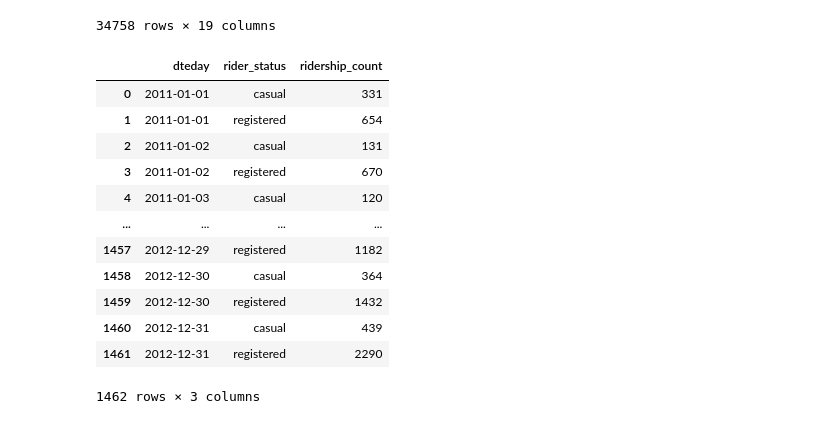
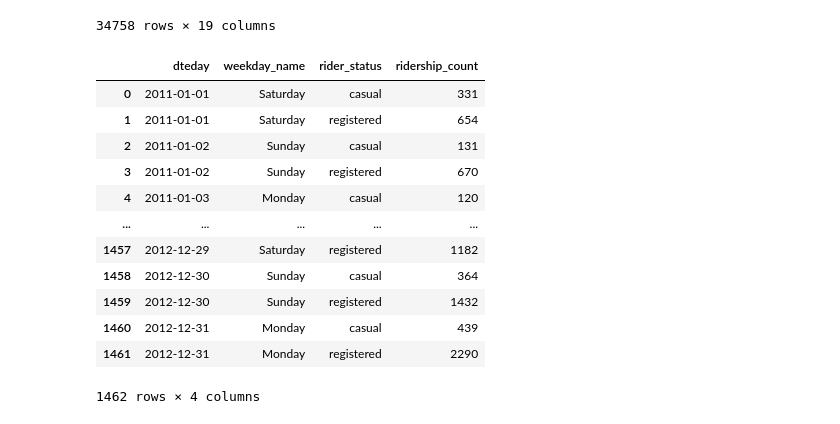
Before and after one commit to sjsu-cs133-s26/team8-capitalbikeshare-ridership, a Jupyter notebook: notebooks/hour.ipynb, the cells around one changed output. Cells and saved outputs as stored; diff of their text form; code cells hidden in the pictures.

```diff
--- a/notebooks/hour.ipynb
+++ b/notebooks/hour.ipynb
@@ -350,22 +361,22 @@ melted_hour
 34758 rows × 19 columns
 # %%
 # Ridership by registered status DataFrame
-melted_day = melted_hour.groupby(['dteday', 'rider_status'])['ridership_count'].sum().reset_index()
+melted_day = melted_hour.groupby(['dteday', 'weekday_name', 'rider_status'])['ridership_count'].sum().reset_index()
 melted_day
 # %% [output]
-|  | dteday | rider_status | ridership_count |
-| 0 | 2011-01-01 | casual | 331 |
-| 1 | 2011-01-01 | registered | 654 |
-| 2 | 2011-01-02 | casual | 131 |
-| 3 | 2011-01-02 | registered | 670 |
-| 4 | 2011-01-03 | casual | 120 |
-| ... | ... | ... | ... |
-| 1457 | 2012-12-29 | registered | 1182 |
-| 1458 | 2012-12-30 | casual | 364 |
-| 1459 | 2012-12-30 | registered | 1432 |
-| 1460 | 2012-12-31 | casual | 439 |
-| 1461 | 2012-12-31 | registered | 2290 |
+|  | dteday | weekday_name | rider_status | ridership_count |
+| 0 | 2011-01-01 | Saturday | casual | 331 |
+| 1 | 2011-01-01 | Saturday | registered | 654 |
+| 2 | 2011-01-02 | Sunday | casual | 131 |
+| 3 | 2011-01-02 | Sunday | registered | 670 |
+| 4 | 2011-01-03 | Monday | casual | 120 |
+| ... | ... | ... | ... | ... |
+| 1457 | 2012-12-29 | Saturday | registered | 1182 |
+| 1458 | 2012-12-30 | Sunday | casual | 364 |
+| 1459 | 2012-12-30 | Sunday | registered | 1432 |
+| 1460 | 2012-12-31 | Monday | casual | 439 |
+| 1461 | 2012-12-31 | Monday | registered | 2290 |
-1462 rows × 3 columns
+1462 rows × 4 columns
 # %%
 # Interactive line plot
 import plotly.express as px
```
Also changed, not shown: parts of 4 cells of this notebook.
